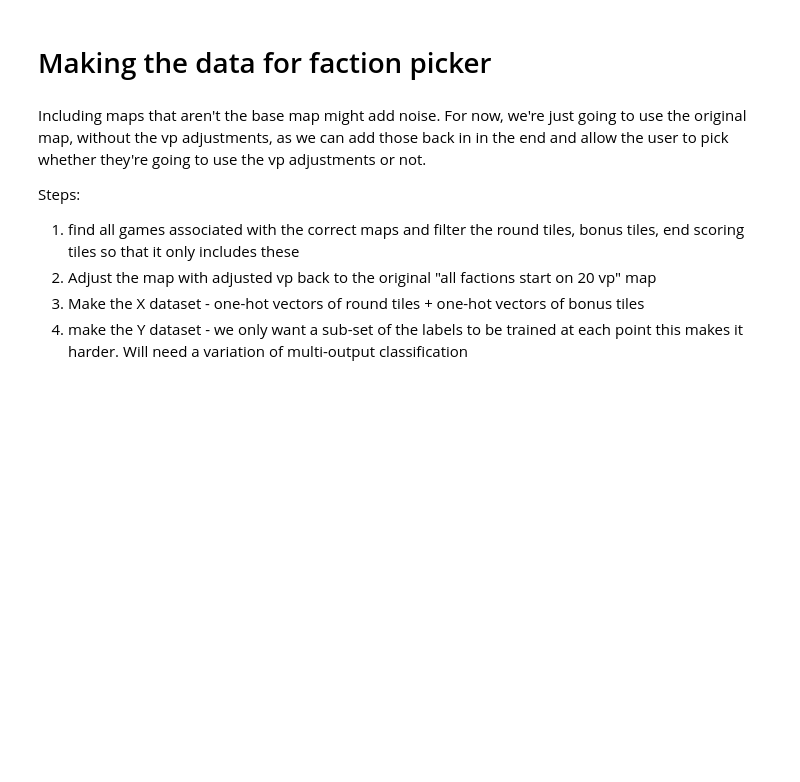
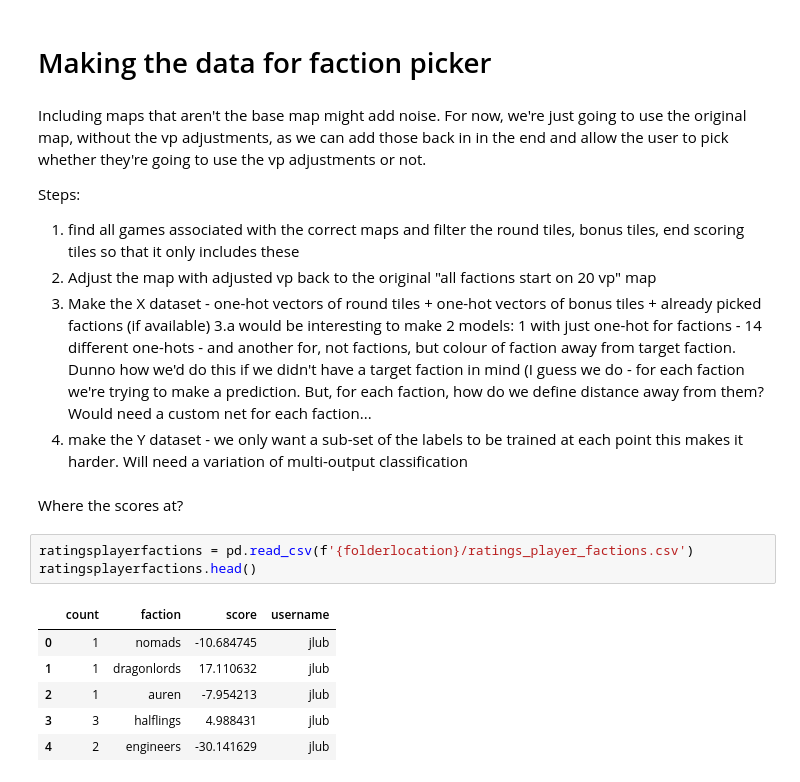
Before and after one commit to guyreading/terrabot, a Jupyter notebook: exploringMapsAndStartingTiles.ipynb, the cells around one changed output. Saved outputs shown, nothing was run; the diff lists cells and outputs as text; blank space fills up the shorter version.

```diff
--- a/exploringMapsAndStartingTiles.ipynb
+++ b/exploringMapsAndStartingTiles.ipynb
@@ -287,5 +287,18 @@ going to use the vp adjustments or not.
 Steps:
 1. find all games associated with the correct maps and filter the round tiles, bonus tiles, end scoring tiles so that it only includes these
 2. Adjust the map with adjusted vp back to the original "all factions start on 20 vp" map
-3. Make the X dataset - one-hot vectors of round tiles + one-hot vectors of bonus tiles
+3. Make the X dataset - one-hot vectors of round tiles + one-hot vectors of bonus tiles + already picked factions (if available)
+    3.a would be interesting to make 2 models: 1 with just one-hot for factions - 14 different one-hots - and another for, not factions, but colour of faction away from target faction.       Dunno how we'd do this if we didn't have a target faction in mind (I guess we do - for each faction we're trying to make a prediction. But, for each faction, how do we define         distance away from them? Would need a custom net for each faction...
 4. make the Y dataset - we only want a sub-set of the labels to be trained at each point this makes it harder. Will need a variation of multi-output classification
+# %% [markdown]
+Where the scores at?
+# %%
+ratingsplayerfactions = pd.read_csv(f'{folderlocation}/ratings_player_factions.csv')
+ratingsplayerfactions.head()
+# %% [output]
+|  | count | faction | score | username |
+| 0 | 1 | nomads | -10.684745 | jlub |
+| 1 | 1 | dragonlords | 17.110632 | jlub |
+| 2 | 1 | auren | -7.954213 | jlub |
+| 3 | 3 | halflings | 4.988431 | jlub |
+| 4 | 2 | engineers | -30.141629 | jlub |
```
Also changed, not shown: parts of 7 cells of this notebook, 1 other file.
